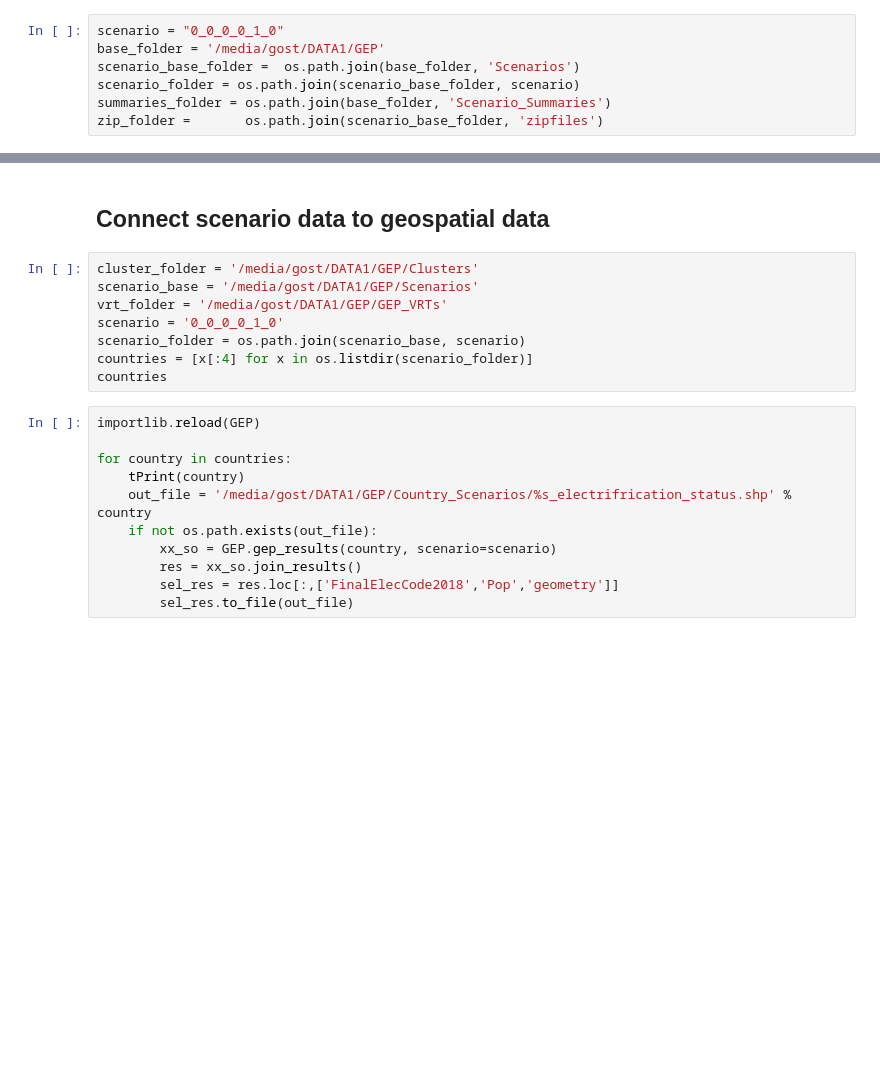
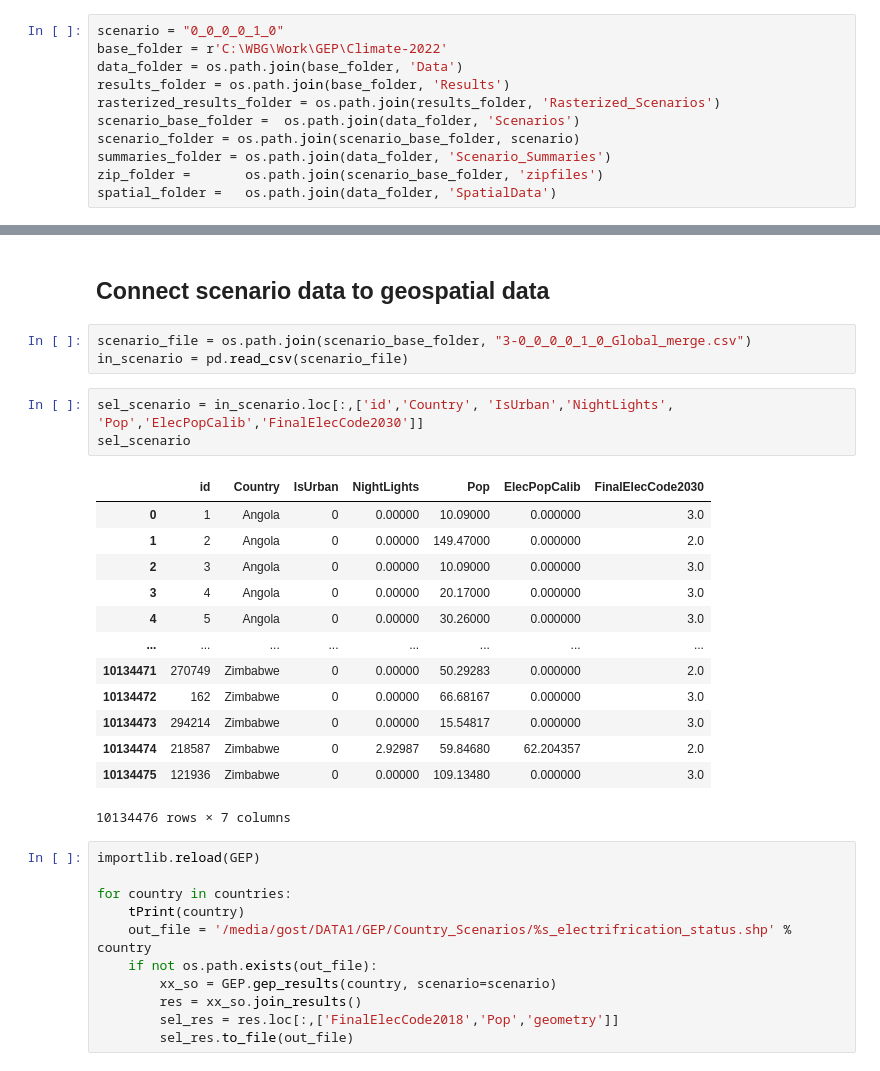
Before and after one commit to global-electrification-platform/gep_results_analysis, a Jupyter notebook: GEP_analysis/GEP_Extract_Geog_Data.ipynb, the cells around one changed output, grey strips where cells are left out. Saved outputs shown, nothing was run; the diff lists cells and outputs as text; blank space fills up the shorter version.

Commit message:
Updating GEP climate analysis

```diff
--- a/GEP_analysis/GEP_Extract_Geog_Data.ipynb
+++ b/GEP_analysis/GEP_Extract_Geog_Data.ipynb
@@ -21,10 +21,14 @@ def tPrint(s):
     print("%s\t%s" % (time.strftime("%H:%M:%S"), s))
 # %%
 scenario = "0_0_0_0_1_0"
-base_folder = '/media/gost/DATA1/GEP'
-scenario_base_folder =  os.path.join(base_folder, 'Scenarios')
+base_folder = r'C:\WBG\Work\GEP\Climate-2022'
+data_folder = os.path.join(base_folder, 'Data')
+results_folder = os.path.join(base_folder, 'Results')
+rasterized_results_folder = os.path.join(results_folder, 'Rasterized_Scenarios')
+scenario_base_folder =  os.path.join(data_folder, 'Scenarios')
 scenario_folder = os.path.join(scenario_base_folder, scenario)
-summaries_folder = os.path.join(base_folder, 'Scenario_Summaries')
+summaries_folder = os.path.join(data_folder, 'Scenario_Summaries')
 zip_folder =       os.path.join(scenario_base_folder, 'zipfiles')
+spatial_folder =   os.path.join(data_folder, 'SpatialData')
 # %% [markdown]
 ## Download results from S3
@@ -73,14 +111,26 @@ so-2
 vu-2
 # %% [markdown]
 ## Connect scenario data to geospatial data
-# %%
-cluster_folder = '/media/gost/DATA1/GEP/Clusters'
-scenario_base = '/media/gost/DATA1/GEP/Scenarios'
-vrt_folder = '/media/gost/DATA1/GEP/GEP_VRTs'
-scenario = '0_0_0_0_1_0'
-scenario_folder = os.path.join(scenario_base, scenario)
-countries = [x[:4] for x in os.listdir(scenario_folder)]
-countries
+# %%
+scenario_file = os.path.join(scenario_base_folder, "3-0_0_0_0_1_0_Global_merge.csv")
+in_scenario = pd.read_csv(scenario_file)
+# %%
+sel_scenario = in_scenario.loc[:,['id','Country', 'IsUrban','NightLights', 'Pop','ElecPopCalib','FinalElecCode2030']]
+sel_scenario
+# %% [output]
+|  | id | Country | IsUrban | NightLights | Pop | ElecPopCalib | FinalElecCode2030 |
+| 0 | 1 | Angola | 0 | 0.00000 | 10.09000 | 0.000000 | 3.0 |
+| 1 | 2 | Angola | 0 | 0.00000 | 149.47000 | 0.000000 | 2.0 |
+| 2 | 3 | Angola | 0 | 0.00000 | 10.09000 | 0.000000 | 3.0 |
+| 3 | 4 | Angola | 0 | 0.00000 | 20.17000 | 0.000000 | 3.0 |
+| 4 | 5 | Angola | 0 | 0.00000 | 30.26000 | 0.000000 | 3.0 |
+| ... | ... | ... | ... | ... | ... | ... | ... |
+| 10134471 | 270749 | Zimbabwe | 0 | 0.00000 | 50.29283 | 0.000000 | 2.0 |
+| 10134472 | 162 | Zimbabwe | 0 | 0.00000 | 66.68167 | 0.000000 | 3.0 |
+| 10134473 | 294214 | Zimbabwe | 0 | 0.00000 | 15.54817 | 0.000000 | 3.0 |
+| 10134474 | 218587 | Zimbabwe | 0 | 2.92987 | 59.84680 | 62.204357 | 2.0 |
+| 10134475 | 121936 | Zimbabwe | 0 | 0.00000 | 109.13480 | 0.000000 | 3.0 |
+10134476 rows × 7 columns
 # %%
 importlib.reload(GEP)
 
```
Also changed, not shown: parts of 4 cells of this notebook, 7 other files.
